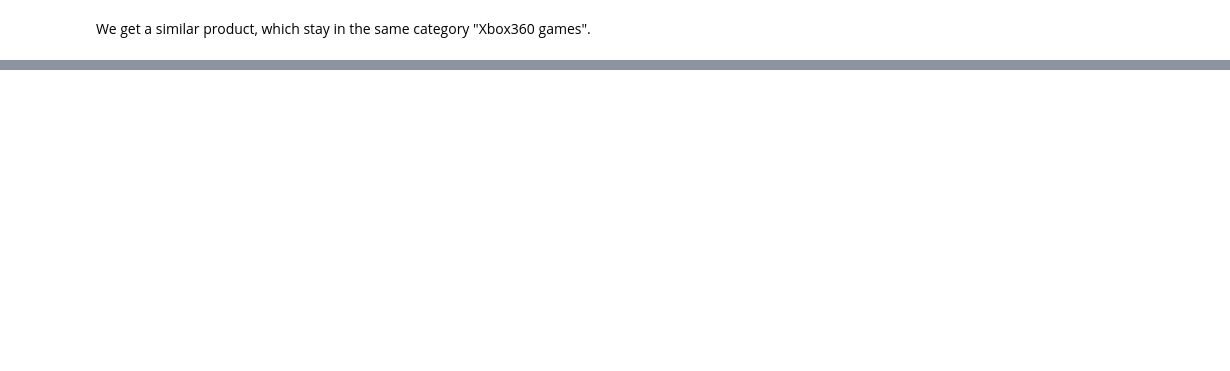
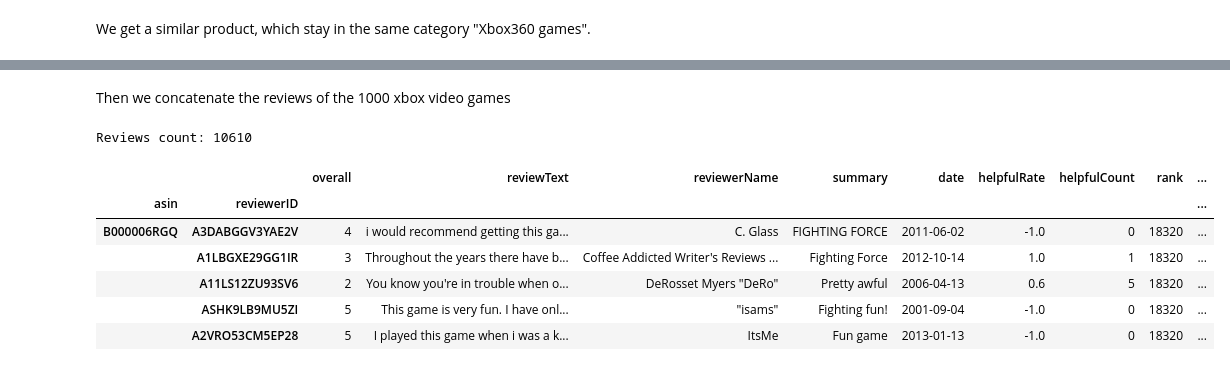
Before and after one commit to adamazon/adamazon-code, a Jupyter notebook: Similar products.ipynb, the cells around one changed output, grey strips where cells are left out. Drawn from its saved outputs; the diff is of its cells as text; code cells hidden in the pictures; blank space fills up the shorter version.

```diff
--- a/Similar products.ipynb
+++ b/Similar products.ipynb
@@ -226,0 +233,3 @@ We get a similar product, which stay in the same category "Xbox360 games".
+# %%
+asins = get_nearest_neighbors_product(xbox_game, X, X_asin, 1000)
+video_games_meta[video_games_meta.asin.isin(asins)].head()
@@ -226,0 +243,15 @@ We get a similar product, which stay in the same category "Xbox360 games".
+# %% [markdown]
+Then we concatenate the reviews of the 1000 xbox video games
+# %%
+xbox_games_reviews = video_games.iloc[video_games.index.get_level_values('asin').isin(asins)]
+print("Reviews count:", len(xbox_games_reviews))
+xbox_games_reviews.head()
+# %% [output]
+Reviews count: 10610
+|  |  | overall | reviewText | reviewerName | summary | date | helpfulRate | helpfulCount | rank | ... |
+| asin | reviewerID |  |  |  |  |  |  |  |  | ... |
+| B000006RGQ | A3DABGGV3YAE2V | 4 | i would recommend getting this ga... | C. Glass | FIGHTING FORCE | 2011-06-02 | -1.0 | 0 | 18320 | ... |
+|  | A1LBGXE29GG1IR | 3 | Throughout the years there have b... | Coffee Addicted Writer's Reviews ... | Fighting Force | 2012-10-14 | 1.0 | 1 | 18320 | ... |
+|  | A11LS12ZU93SV6 | 2 | You know you're in trouble when o... | DeRosset Myers "DeRo" | Pretty awful | 2006-04-13 | 0.6 | 5 | 18320 | ... |
+|  | ASHK9LB9MU5ZI | 5 | This game is very fun. I have onl... | "isams" | Fighting fun! | 2001-09-04 | -1.0 | 0 | 18320 | ... |
+|  | A2VRO53CM5EP28 | 5 | I played this game when i was a k... | ItsMe | Fun game | 2013-01-13 | -1.0 | 0 | 18320 | ... |
```
Also changed, not shown: parts of 7 cells of this notebook.
